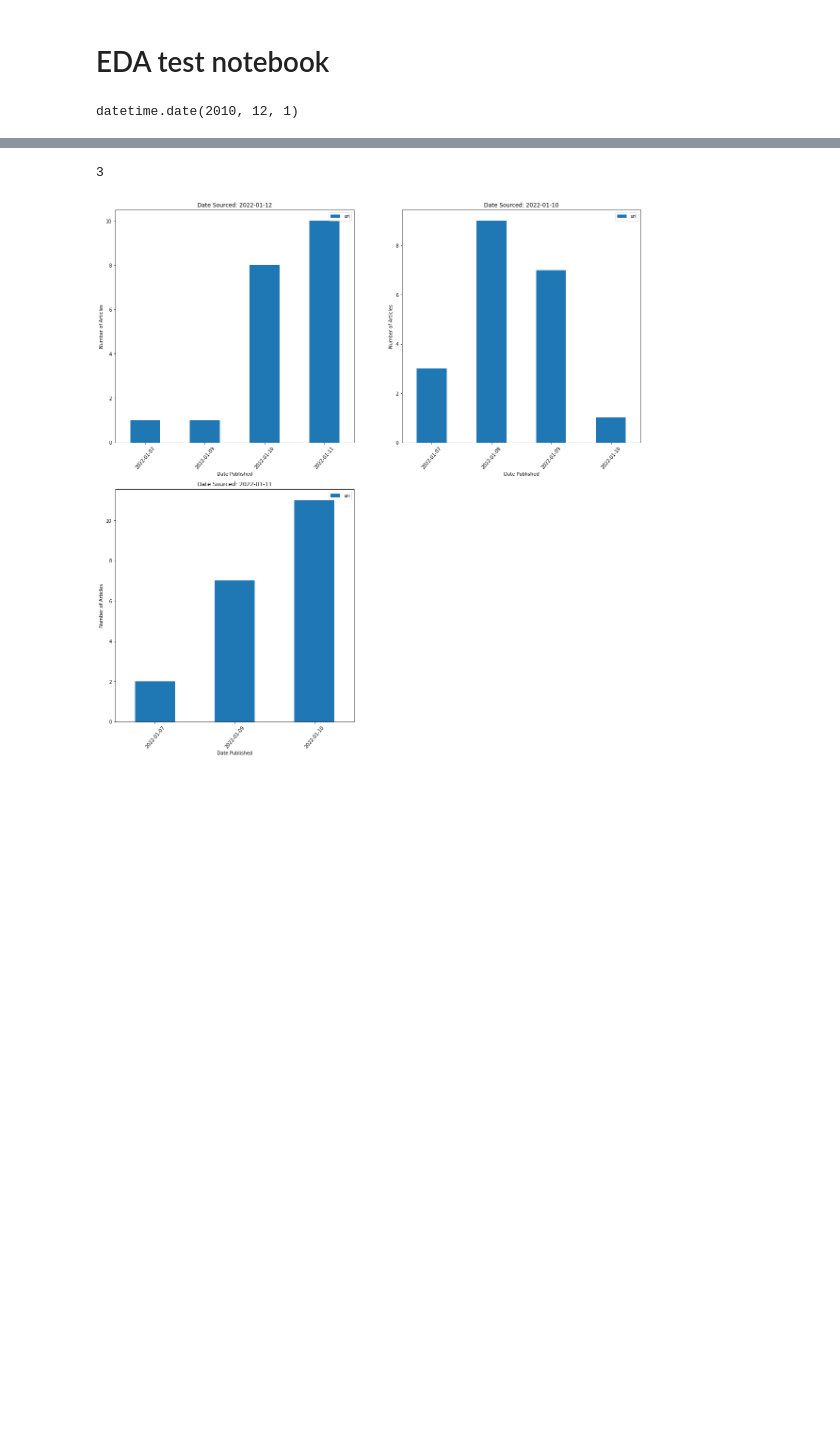
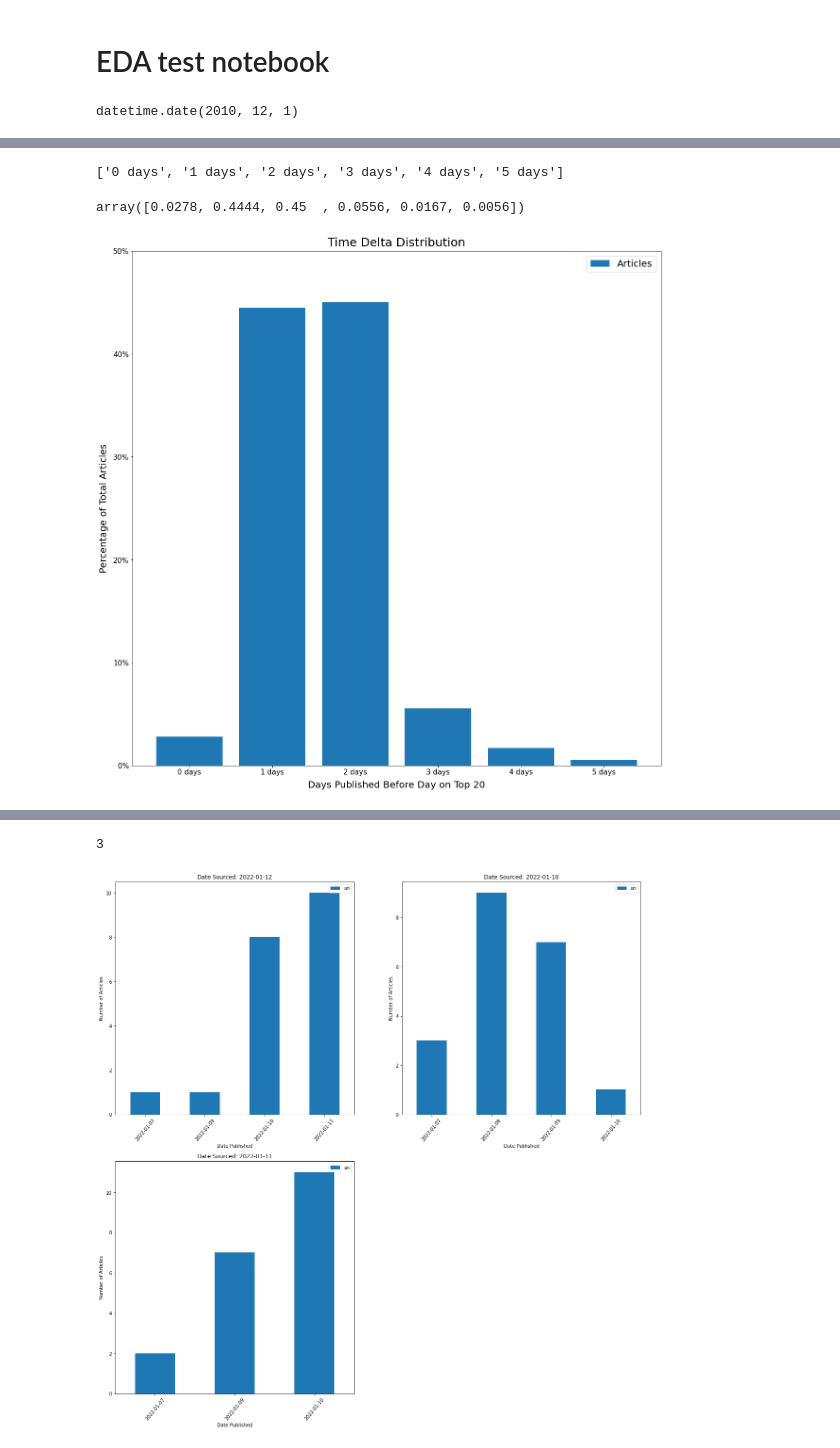
Before and after one commit to zach-hanly/nyt_predicting_shared_articles, a Jupyter notebook: eda.ipynb, the cells around one changed output, grey strips where cells are left out. Drawn from its saved outputs; the diff is of its cells as text; code cells hidden in the pictures; blank space fills up the shorter version.

```diff
--- a/eda.ipynb
+++ b/eda.ipynb
@@ -78,0 +113,11 @@ df_list = clean_most_shared_eda(df_list_load)
+# %%
+date_list = []
+for df in df_list:
+    day_sourced = df.index[0]
+    value_count = df.date_published.value_counts()
+    time_delta = [day_sourced - date for date in value_count.index]
+    date_dict = {k:v for k,v in list(zip(time_delta, value_count.values))}
+    date_series = pd.Series(date_dict, name=str(day_sourced))
+    date_list.append(date_series)
+
+date_list[:2]
@@ -78,0 +216,2 @@ df_list = clean_most_shared_eda(df_list_load)
+# %%
+test_df['percentage'] =
@@ -78,0 +236,19 @@ df_list = clean_most_shared_eda(df_list_load)
+# %%
+[str(x)+' days' for x in list(test_df.percentage.index.days)]
+# %% [output]
+['0 days', '1 days', '2 days', '3 days', '4 days', '5 days']
+# %%
+test_df.percentage.values
+# %% [output]
+array([0.0278, 0.4444, 0.45  , 0.0556, 0.0167, 0.0056])
+# %%
+X = [str(x)+' days' for x in list(test_df.percentage.index.days)]
+plt.bar(X, test_df.percentage.values)
+plt.title('Time Delta Distribution', size=25, pad=10)
+plt.xlabel('Days Published Before Day on Top 20', size=20, labelpad=10)
+plt.ylabel('Percentage of Total Articles', size=20, labelpad=10)
+plt.xticks(size=15)
+plt.yticks([0, .10, .20, .30, .40, .50], labels=['0%', '10%', '20%', '30%', '40%', '50%'], size=15)
+plt.legend(['Articles'], prop={'size': 20});
+# %% [output]
+[figure, added]
```
Also changed, not shown: parts of 25 cells of this notebook, 5 other files.
